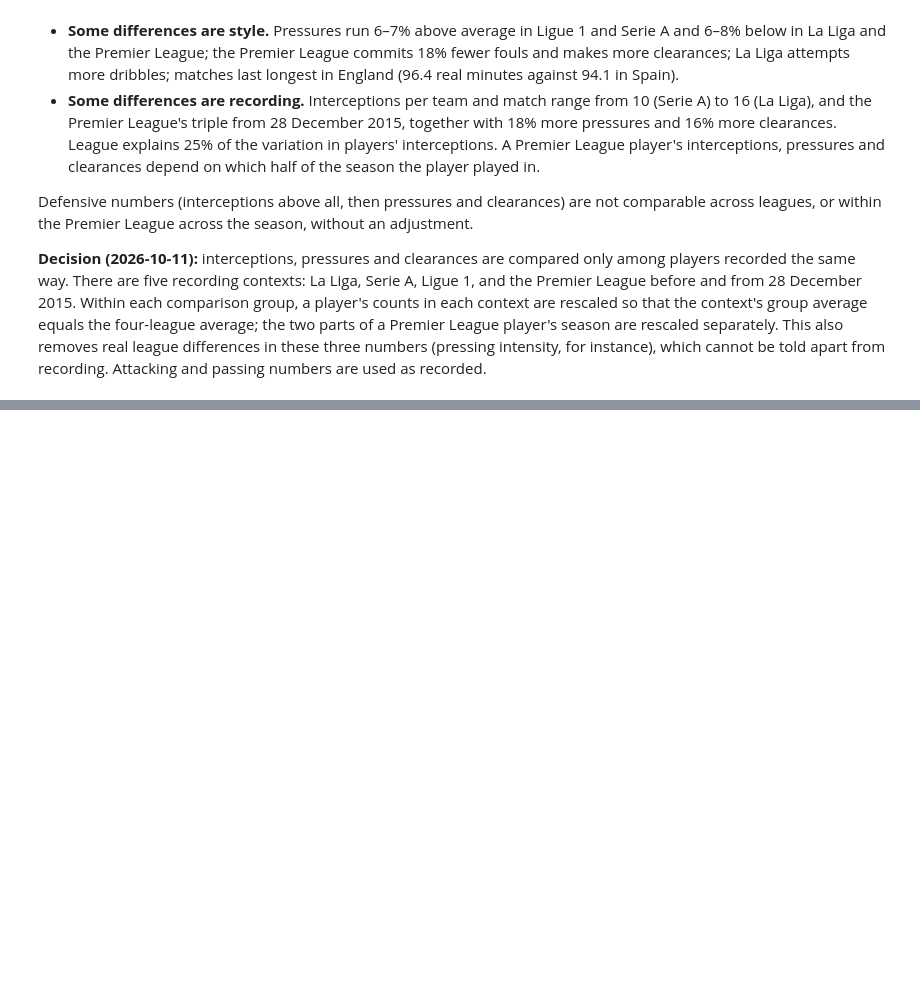
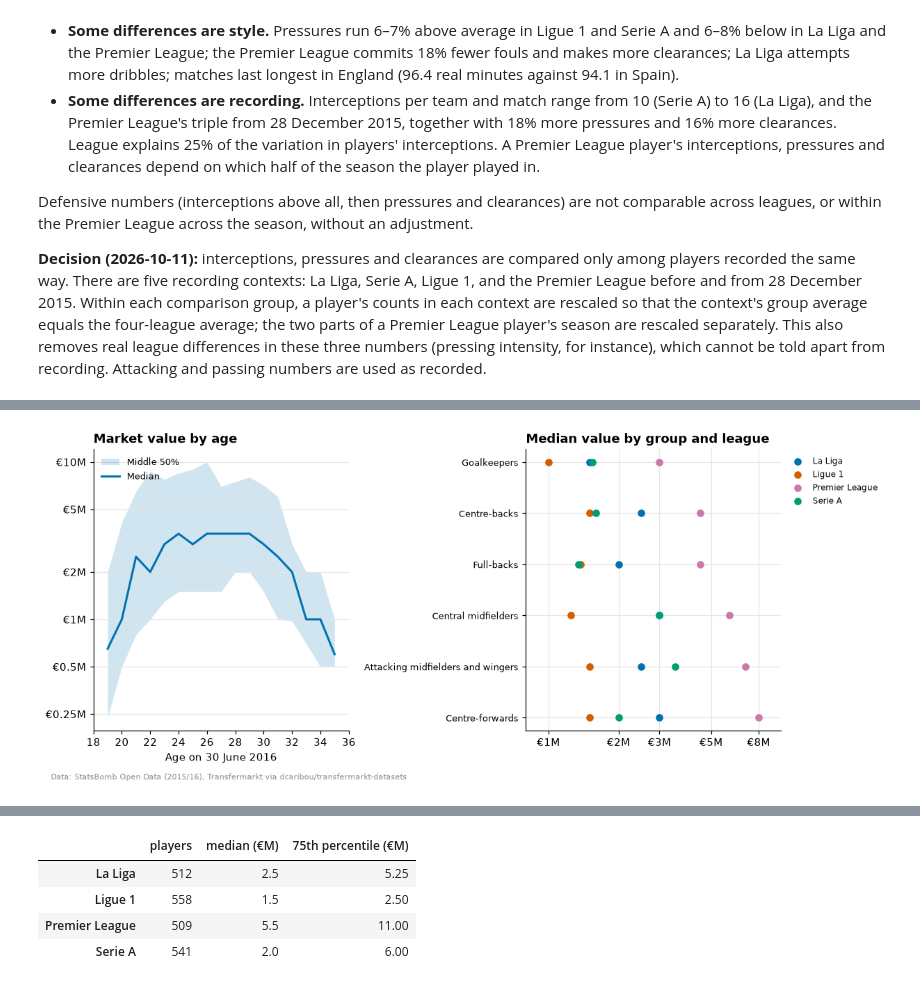
Before and after one commit to Fabiohhp/football-scouting, a Jupyter notebook: notebooks/01_data_exploration.ipynb, the cells around one changed output, grey strips where cells are left out. Saved outputs shown, nothing was run; the diff lists cells and outputs as text; code cells hidden in the pictures; blank space fills up the shorter version.

```diff
--- a/notebooks/01_data_exploration.ipynb
+++ b/notebooks/01_data_exploration.ipynb
@@ -999,0 +1295,68 @@ numbers are used as recorded.
+# %%
+worth = players.set_index("player_id").join(june_30.value, how="inner")
+worth["age_years"] = worth.age.floordiv(1)
+common_ages = worth.age_years.value_counts()[lambda n: n >= 30].index  # 30+ players per age
+by_age = (
+    worth[worth.age_years.isin(common_ages)]
+    .groupby("age_years")
+    .value.quantile([0.25, 0.5, 0.75])
+    .unstack()
+)
+by_group = worth.pivot_table(
+    index="comparison_group", columns="league", values="value", aggfunc="median", observed=True
+)
+euros = FuncFormatter(lambda x, _: f"€{x / 1e6:g}M")
+
+
+def money_axis(axis, ticks_m):
+    axis.set_major_locator(FixedLocator([t * 1e6 for t in ticks_m]))
+    axis.set_minor_locator(NullLocator())
+    axis.set_major_formatter(euros)
+
+
+fig, (ax1, ax2) = plt.subplots(1, 2, figsize=(11, 4.4), width_ratios=[1, 1], layout="constrained")
+ax1.fill_between(
+    by_age.index,
+    by_age[0.25],
+    by_age[0.75],
+    color=OKABE_ITO[0],
+    alpha=0.18,
+    lw=0,
+    label="Middle 50%",
+)
+ax1.plot(by_age.index, by_age[0.5], color=OKABE_ITO[0], lw=2, label="Median")
+ax1.set_yscale("log")
+money_axis(ax1.yaxis, [0.25, 0.5, 1, 2, 5, 10])
+ax1.set_xticks(range(18, 37, 2))
+ax1.set_xlabel("Age on 30 June 2016")
+ax1.set_title("Market value by age")
+ax1.legend(loc="upper left", fontsize=8.5)
+ys = np.arange(len(by_group))
+for league in LEAGUES:
+    ax2.scatter(by_group[league], ys, color=LEAGUE_COLORS[league], s=36, label=league, zorder=3)
+ax2.set_yticks(ys, [COMPARISON_NAMES[g] for g in by_group.index], fontsize=8.5)
+ax2.invert_yaxis()
+ax2.set_xscale("log")
+ax2.set_xlim(0.8e6, 10e6)
+money_axis(ax2.xaxis, [1, 2, 3, 5, 8])
+ax2.grid(axis="x")
+ax2.set_title("Median value by group and league")
+ax2.legend(loc="upper left", bbox_to_anchor=(1.0, 1.0), fontsize=8)
+credit(fig)
+plt.show()
+
+value_minutes = {"All players": spearmanr(worth.value, worth.minutes).statistic}
+for g, d in worth.groupby("comparison_group", observed=True):
+    value_minutes[COMPARISON_NAMES[g]] = spearmanr(d.value, d.minutes).statistic
+display(
+    pd.Series(value_minutes, name="Spearman correlation, value vs minutes").round(2).to_frame().T
+)
+pd.DataFrame(
+    {
+        "players": worth.groupby("league").size(),
+        "median (€M)": worth.groupby("league").value.median() / 1e6,
+        "75th percentile (€M)": worth.groupby("league").value.quantile(0.75) / 1e6,
+    }
+).round(2).rename_axis(None)
+# %% [output]
+[figure, added]
@@ -999,0 +1365,5 @@ numbers are used as recorded.
+|  | players | median (€M) | 75th percentile (€M) |
+| La Liga | 512 | 2.5 | 5.25 |
+| Ligue 1 | 558 | 1.5 | 2.50 |
+| Premier League | 509 | 5.5 | 11.00 |
+| Serie A | 541 | 2.0 | 6.00 |
```
Also changed, not shown: parts of 23 cells of this notebook, 9 other files.
